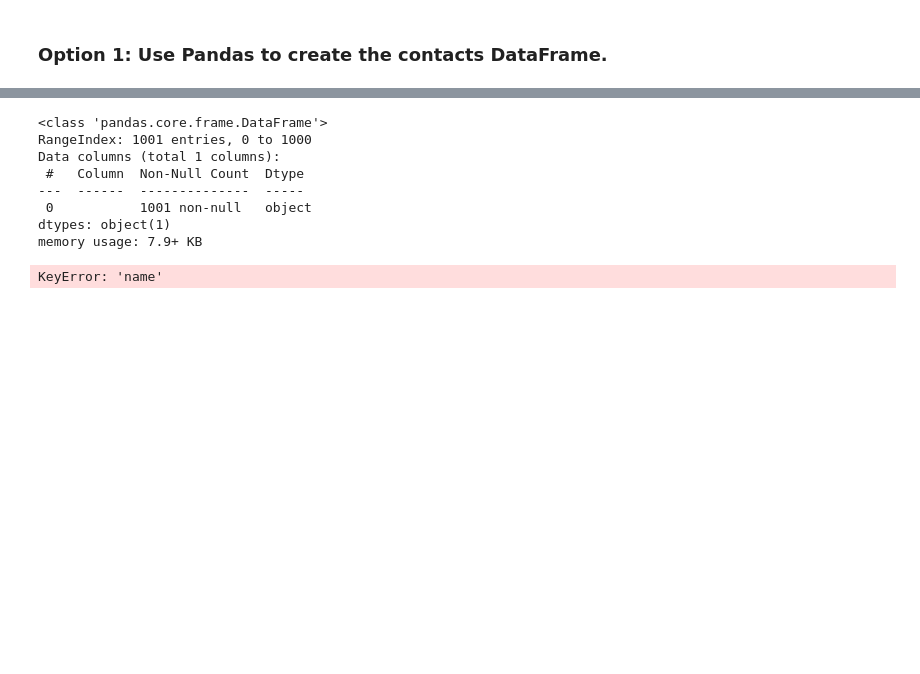
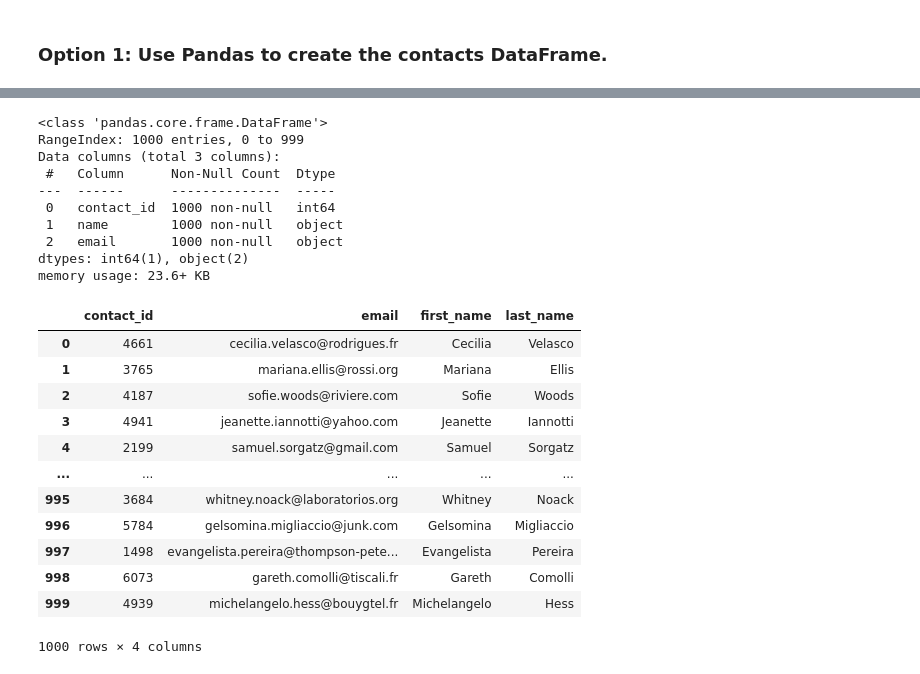
Before and after one commit to AshleyKAnderson/crowdfunding_ETL, a Jupyter notebook: ETL_Mini_Project_AAnderson_CLoch.ipynb, the cells around one changed output, grey strips where cells are left out. Drawn from its saved outputs; the diff is of its cells as text; code cells hidden in the pictures; blank space fills up the shorter version.

```diff
--- a/ETL_Mini_Project_AAnderson_CLoch.ipynb
+++ b/ETL_Mini_Project_AAnderson_CLoch.ipynb
@@ -312,0 +333,9 @@ Then export the DataFrame as a `contacts.csv` CSV file.
+# %%
+# Test extracting the key and values from the first using json.loads().
+import json
+first_row = contact_info_df.iloc[0][0]
+# Convert the data to a Python dictionary.
+converted_data = json.loads(first_row)
+for k, v in converted_data.items():
+    print(k)
+    print(v)
@@ -313,18 +349,23 @@ Then export the DataFrame as a `contacts.csv` CSV file.
 # %%
 # Iterate through the contact_info_df and convert each row to a dictionary.
+
 import json
+
 dict_values = []
 
-for index, row in contact_info_df.iterrows():
-    row_dict = row.to_dict()
-    dict_values.append(row_dict)
+for i, row in contact_info_df.iterrows():
+    data = row[0]
 
-#for row in contact_info_df:
-    #print(row)
-        #thing = row.find_all('td')
-   # stuff = [x.text for x in thing]
-    #rowslist.append(stuff)
-#print(rowslist)
+    if data.strip():  # Check if data is not empty
+        try:
+            converted_data = json.loads(data)
+            row_values = [v for k, v in converted_data.items()]
+            dict_values.append(row_values)
+        except json.JSONDecodeError:
+            pass  # Do nothing if there's an error decoding JSON data
+    else:
+        print(f"Empty data in row {i}. Skipping.")
+
 
 # Print out the list of values for each row.
 print(dict_values)
@@ -333,6 +374,7 @@ print(dict_values)
 # %%
 # Create a contact_info DataFrame and add each list of values, i.e., each row
 # to the 'contact_id', 'name', 'email' columns.
-new_contact_info_df = pd.DataFrame(dict_values)
-new_contact_info_df
+columes = ['contact_id', 'name', 'email']
+contact_info_df = pd.DataFrame(dict_values, columns=columes)
+contact_info_df.head(10)
 # %% [output]
@@ -352,26 +392,38 @@ new_contact_info_df
 # %%
 # Check the datatypes.
-new_contact_info_df.info()
+contact_info_df.info()
 # %% [output]
 <class 'pandas.core.frame.DataFrame'>
-RangeIndex: 1001 entries, 0 to 1000
-Data columns (total 1 columns):
- #   Column  Non-Null Count  Dtype
----  ------  --------------  -----
- 0           1001 non-null   object
-dtypes: object(1)
-memory usage: 7.9+ KB
+RangeIndex: 1000 entries, 0 to 999
+Data columns (total 3 columns):
+ #   Column      Non-Null Count  Dtype
+---  ------      --------------  -----
+ 0   contact_id  1000 non-null   int64
+ 1   name        1000 non-null   object
+ 2   email       1000 non-null   object
+dtypes: int64(1), object(2)
+memory usage: 23.6+ KB
 # %%
 # Create a "first"name" and "last_name" column with the first and last names from the "name" column.
 
-new_contact_info_df['first_name'] = new_contact_info_df['name'].str.split().str[0]
-new_contact_info_df['last_name'] = new_contact_info_df['name'].str.split().str[-1]
-print(new_contact_info_df)
+contact_info_df[['first_name','last_name']] = contact_info_df['name'].str.split(' ', expand=True)
 
 # Drop the contact_name column
-new_contact_info_df.drop(columns=['name'], inplace=True)
-new_contact_info_df
+contact_info_df.drop(columns=['name'], inplace=True)
+contact_info_df
 # %% [output]
+|  | contact_id | email | first_name | last_name |
+| 0 | 4661 | cecilia.velasco@rodrigues.fr | Cecilia | Velasco |
+| 1 | 3765 | mariana.ellis@rossi.org | Mariana | Ellis |
+| 2 | 4187 | sofie.woods@riviere.com | Sofie | Woods |
+| 3 | 4941 | jeanette.iannotti@yahoo.com | Jeanette | Iannotti |
+| 4 | 2199 | samuel.sorgatz@gmail.com | Samuel | Sorgatz |
+| ... | ... | ... | ... | ... |
+| 995 | 3684 | whitney.noack@laboratorios.org | Whitney | Noack |
+| 996 | 5784 | gelsomina.migliaccio@junk.com | Gelsomina | Migliaccio |
+| 997 | 1498 | evangelista.pereira@thompson-pete... | Evangelista | Pereira |
+| 998 | 6073 | gareth.comolli@tiscali.fr | Gareth | Comolli |
+| 999 | 4939 | michelangelo.hess@bouygtel.fr | Michelangelo | Hess |
-KeyError: 'name'
+1000 rows × 4 columns
 # %%
 # Reorder the columns
```
Also changed, not shown: parts of 19 cells of this notebook.
